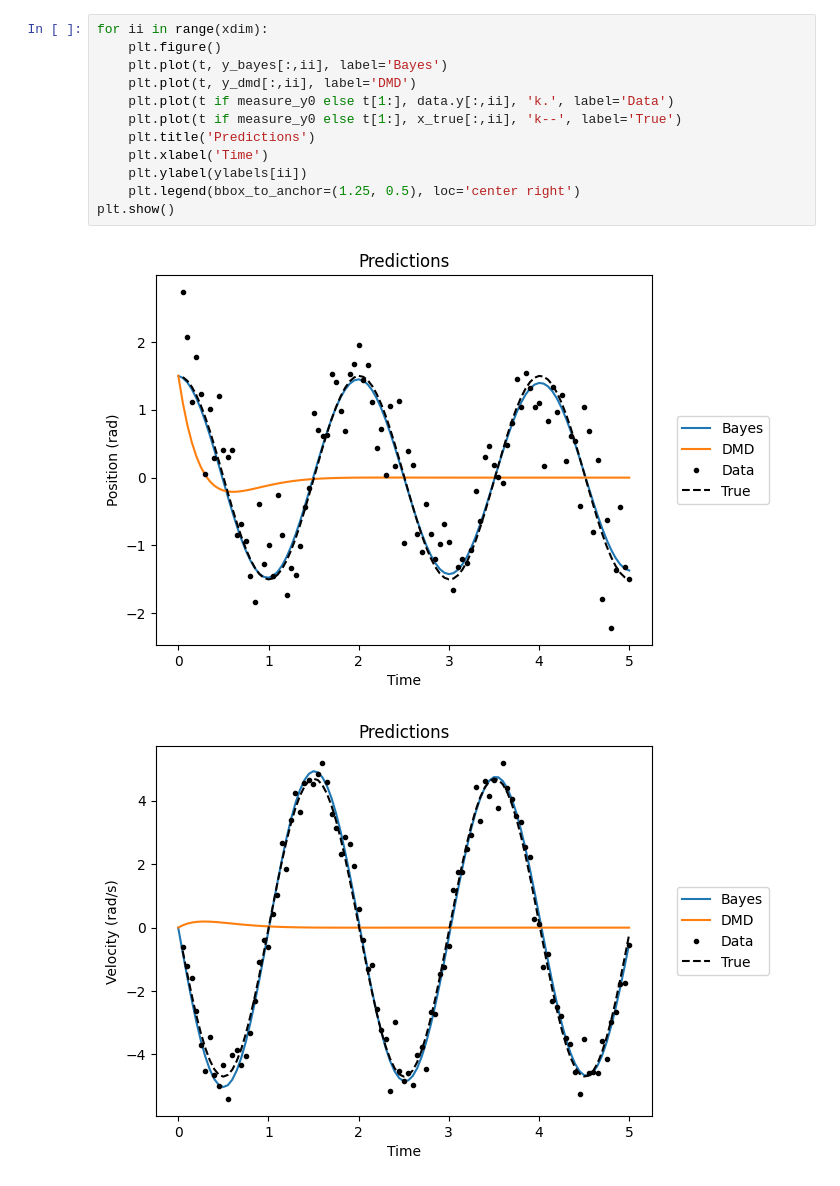
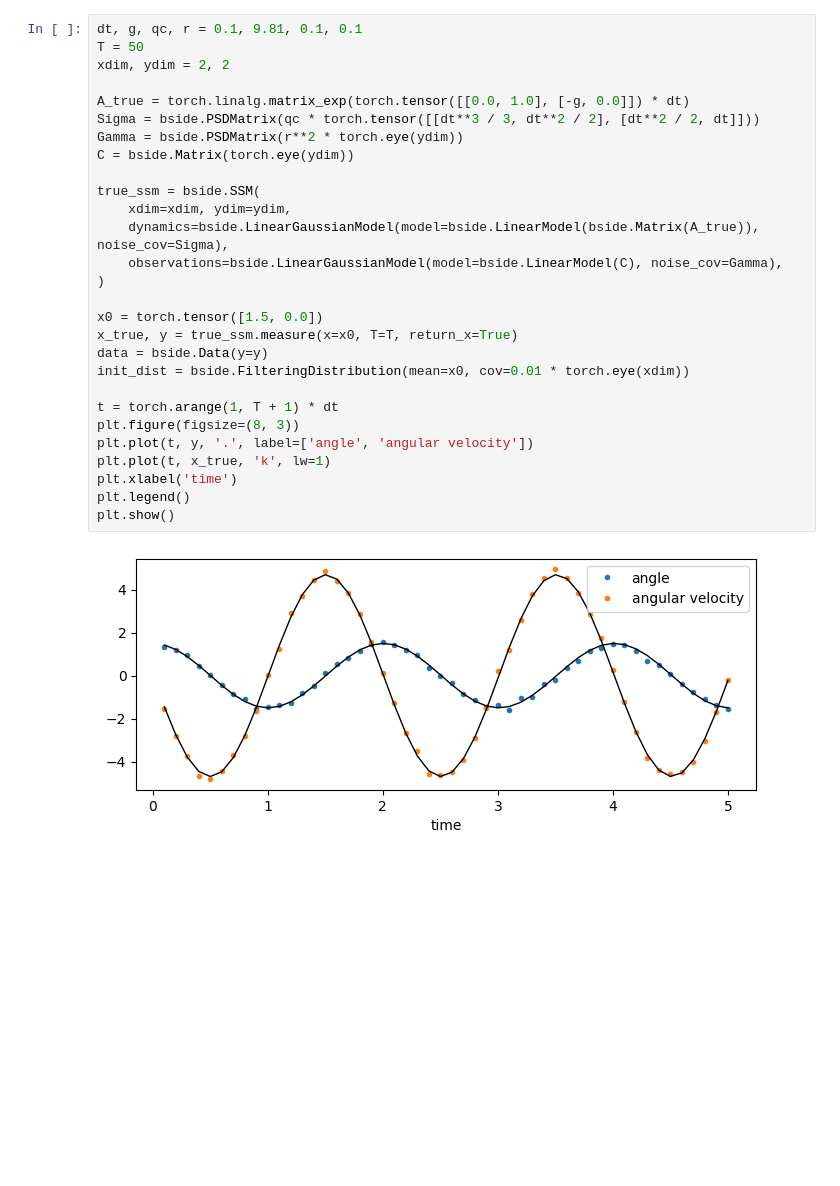
Before and after one commit to ngalioto/bside, a Jupyter notebook: examples/linear_pendulum.ipynb, the cells around one changed output. Drawn from its saved outputs; the diff is of its cells as text; blank space fills up the shorter version.

```diff
--- a/examples/linear_pendulum.ipynb
+++ b/examples/linear_pendulum.ipynb
@@ -207,15 +30,30 @@ y_dmd = dmd_sys.predict(
-# %%
-for ii in range(xdim):
-    plt.figure()
-    plt.plot(t, y_bayes[:,ii], label='Bayes')
-    plt.plot(t, y_dmd[:,ii], label='DMD')
-    plt.plot(t if measure_y0 else t[1:], data.y[:,ii], 'k.', label='Data')
-    plt.plot(t if measure_y0 else t[1:], x_true[:,ii], 'k--', label='True')
-    plt.title('Predictions')
-    plt.xlabel('Time')
-    plt.ylabel(ylabels[ii])
-    plt.legend(bbox_to_anchor=(1.25, 0.5), loc='center right')
-plt.show()
-# %% [output]
-[figure, removed]
-[figure, removed]
+# %%
+dt, g, qc, r = 0.1, 9.81, 0.1, 0.1
+T = 50
+xdim, ydim = 2, 2
+
+A_true = torch.linalg.matrix_exp(torch.tensor([[0.0, 1.0], [-g, 0.0]]) * dt)
+Sigma = bside.PSDMatrix(qc * torch.tensor([[dt**3 / 3, dt**2 / 2], [dt**2 / 2, dt]]))
+Gamma = bside.PSDMatrix(r**2 * torch.eye(ydim))
+C = bside.Matrix(torch.eye(ydim))
+
+true_ssm = bside.SSM(
+    xdim=xdim, ydim=ydim,
+    dynamics=bside.LinearGaussianModel(model=bside.LinearModel(bside.Matrix(A_true)), noise_cov=Sigma),
+    observations=bside.LinearGaussianModel(model=bside.LinearModel(C), noise_cov=Gamma),
+)
+
+x0 = torch.tensor([1.5, 0.0])
+x_true, y = true_ssm.measure(x=x0, T=T, return_x=True)
+data = bside.Data(y=y)
+init_dist = bside.FilteringDistribution(mean=x0, cov=0.01 * torch.eye(xdim))
+
+t = torch.arange(1, T + 1) * dt
+plt.figure(figsize=(8, 3))
+plt.plot(t, y, '.', label=['angle', 'angular velocity'])
+plt.plot(t, x_true, 'k', lw=1)
+plt.xlabel('time')
+plt.legend()
+plt.show()
+# %% [output]
+[figure, added]
```
Also changed, not shown: parts of 30 cells of this notebook, 17 other files.
